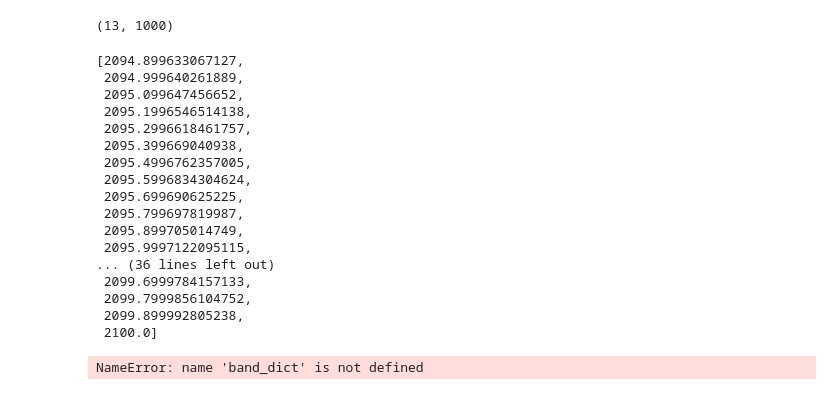
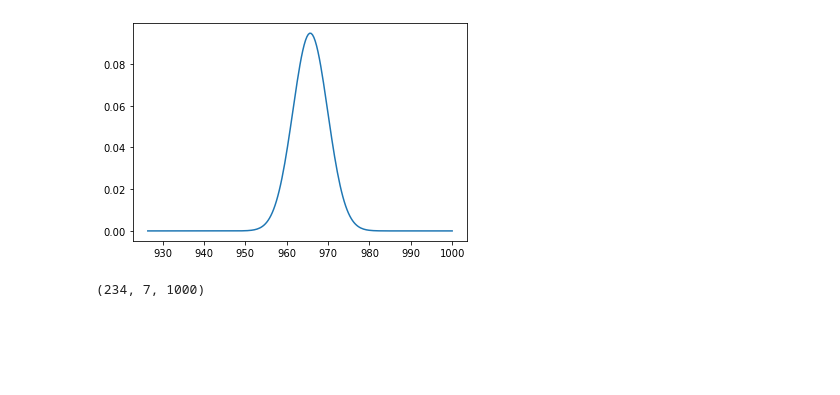
Before and after one commit to ARRRRGH/meteocpy, a Jupyter notebook: notebooks/visualize_runs.ipynb, the cells around one changed output. Saved outputs shown, nothing was run; the diff lists cells and outputs as text; code cells hidden in the pictures; blank space fills up the shorter version.

```diff
--- a/notebooks/visualize_runs.ipynb
+++ b/notebooks/visualize_runs.ipynb
@@ -77,28 +61,11 @@ a = plt.plot(wvl_dict[band], np.concatenate([band_dict[band]], axis=0).squeeze()
+# %%
+%matplotlib inline
+band_ind = -9
+plt.plot(ap.model.binned.wvls[band_ind], ap.model.binned.srfs[band_ind][0, 500, :])
+plt.show()
+# %% [output]
+[figure, added]
 # %%
-np.concatenate([band_dict[60]], axis=0).squeeze().shape
+np.concatenate([band_dict[230]], axis=0).shape
 # %% [output]
-(13, 1000)
+(234, 7, 1000)
-# %%
-wvl_dict[258]
-# %% [output]
-[2094.899633067127,
- 2094.999640261889,
- 2095.099647456652,
- 2095.1996546514138,
- 2095.2996618461757,
- 2095.399669040938,
- 2095.4996762357005,
- 2095.5996834304624,
- 2095.699690625225,
- 2095.799697819987,
- 2095.899705014749,
- 2095.9997122095115,
-... (36 lines left out)
- 2099.6999784157133,
- 2099.7999856104752,
- 2099.899992805238,
- 2100.0]
-# %%
-band_dict.keys()
-# %% [output]
-NameError: name 'band_dict' is not defined
```
Also changed, not shown: parts of 11 cells of this notebook, 5 other files.
